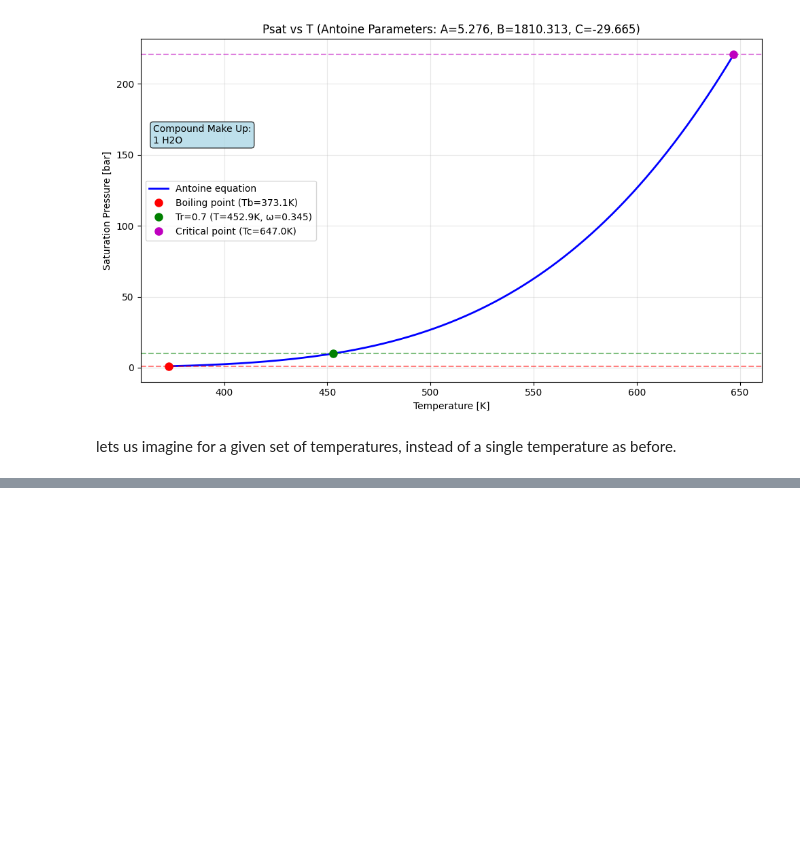
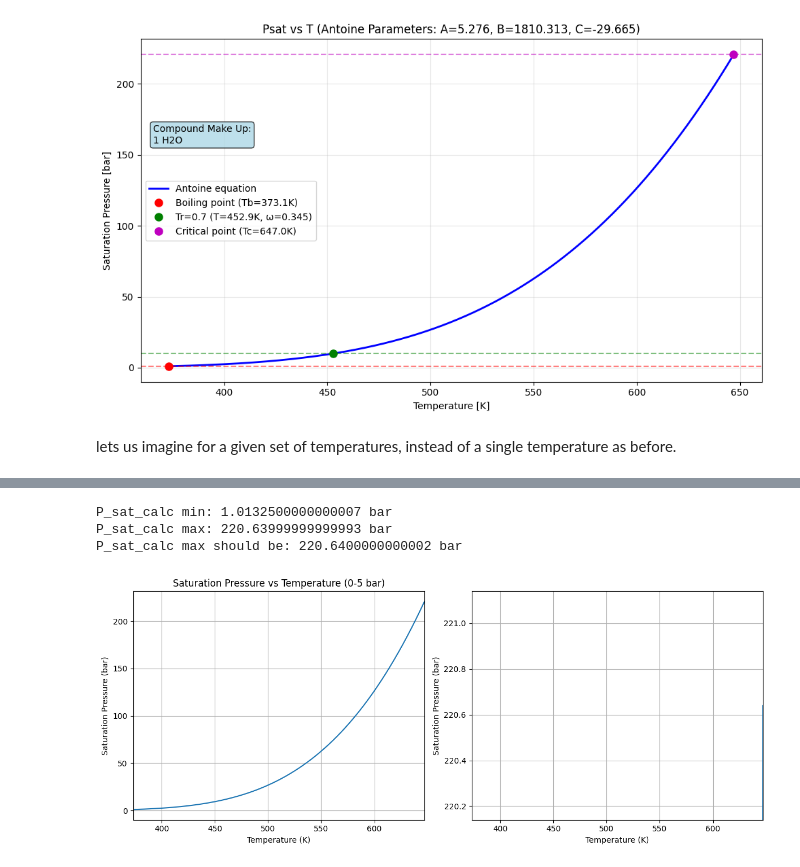
Before and after one commit to arnaou/camd_iss, a Jupyter notebook: tutorials/Validate_Antoine.ipynb, the cells around one changed output, grey strips where cells are left out. Saved outputs shown, nothing was run; the diff lists cells and outputs as text; code cells hidden in the pictures; blank space fills up the shorter version.

```diff
--- a/tutorials/Validate_Antoine.ipynb
+++ b/tutorials/Validate_Antoine.ipynb
@@ -144,0 +184,43 @@ psat = antoine_calc.antoine_correlation(A=results['A'],
+# %%
+# create T range
+T_range = np.linspace(critical_props['tb'], critical_props['tc'], 1000)
+# calculate Psat using the calculated Antoine parameters
+P_sat_calc = antoine_calc.antoine_correlation(A=results['A'],
+                                              B=results['B'],
+                                              C=results['C'],
+                                              T=T_range)
+# print max and min of P_sat_calc
+print(f"P_sat_calc min: {min(P_sat_calc)} bar")
+print(f"P_sat_calc max: {max(P_sat_calc)} bar")
+print(f"P_sat_calc max should be: {critical_props['pc']} bar")
+
+# plot zoomed in version: where psat is minimum and maximum
+import matplotlib.pyplot as plt
+
+fig, (ax1, ax2) = plt.subplots(1, 2, figsize=(12, 5))
+
+# Left subplot: zoomed to 0-5 bar
+ax1.plot(T_range, P_sat_calc)
+ax1.set_xlim(critical_props['tb'], critical_props['tc'])
+ax1.set_xlabel('Temperature (K)')
+ax1.set_ylabel('Saturation Pressure (bar)')
+ax1.set_title('Saturation Pressure vs Temperature (0-5 bar)')
+ax1.grid()
+
+# Right subplot: zoomed around maximum
+psat_max = np.max(P_sat_calc)
+ax2.plot(T_range, P_sat_calc)
+ax2.set_xlim(critical_props['tb'], critical_props['tc'])
+ax2.set_ylim(critical_props['pc'] - 0.5, critical_props['pc'] + 0.5)  # adjust range as needed
+ax2.set_xlabel('Temperature (K)')
+ax2.set_ylabel('Saturation Pressure (bar)')
+#ax2.set_title(f'Saturation Pressure vs Temperature (around max = {psat_max:.2f} bar)')
+ax2.grid()
+
+plt.tight_layout()
+plt.show()
+# %% [output]
+P_sat_calc min: 1.0132500000000007 bar
+P_sat_calc max: 220.63999999999993 bar
+P_sat_calc max should be: 220.6400000000002 bar
+[figure, added]
```
Also changed, not shown: parts of 11 cells of this notebook, 11 other files.
